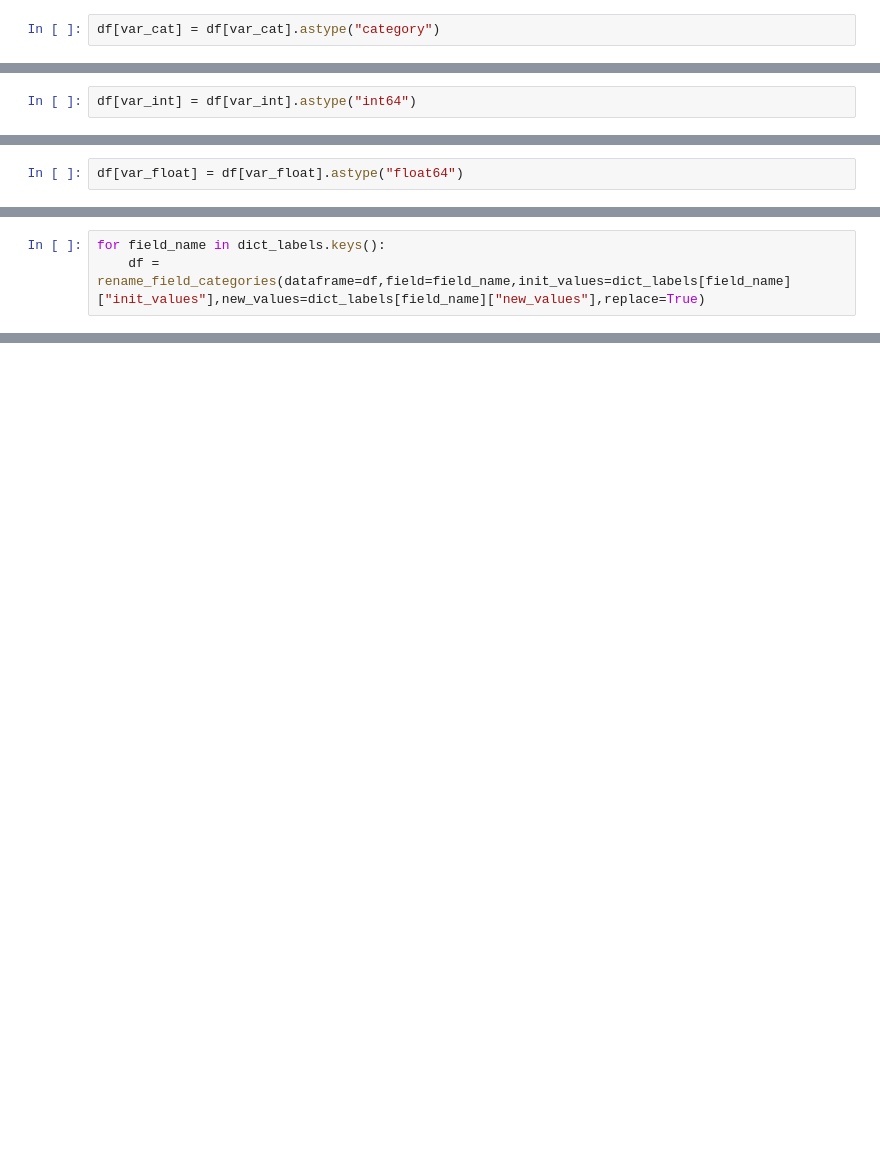
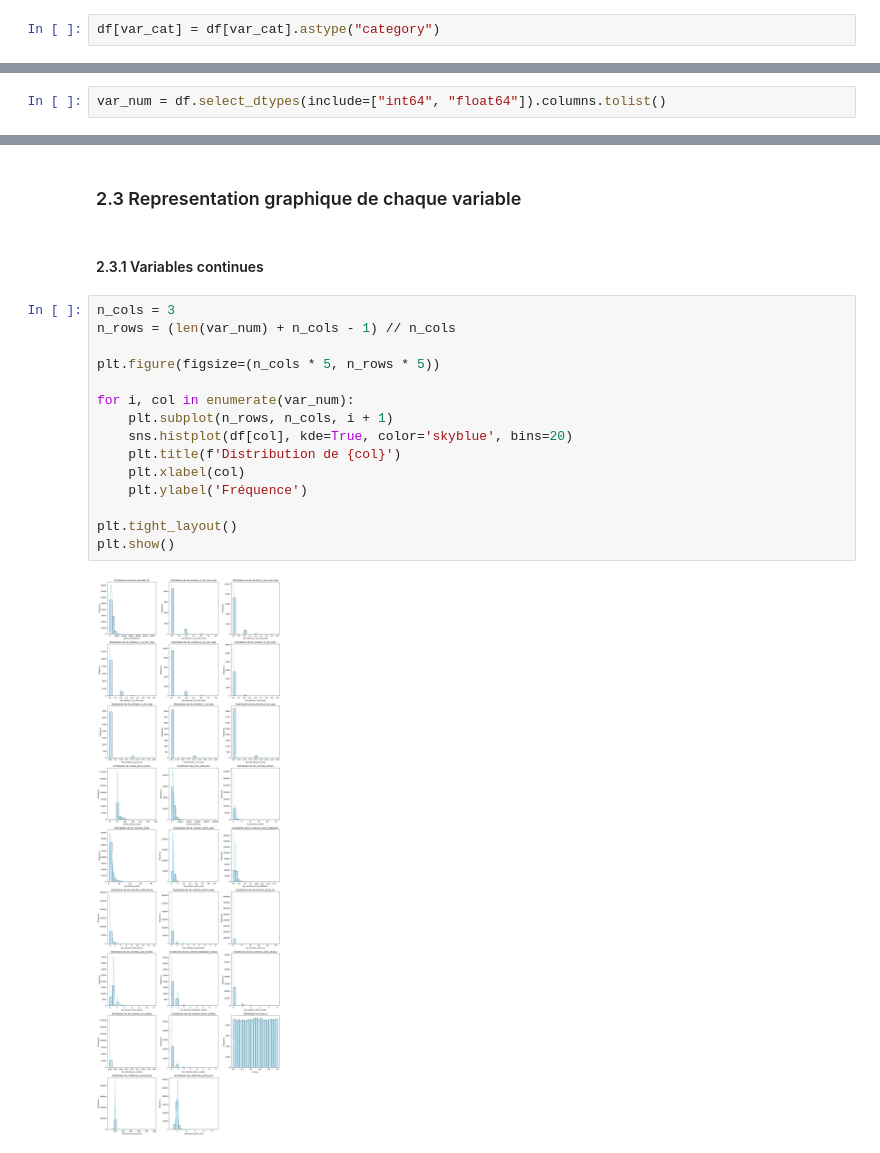
Before and after one commit to melaniedaddio/Churn_contrat_auto, a Jupyter notebook: notebooks/01_Data_exploration.ipynb, the cells around one changed output, grey strips where cells are left out. Saved outputs shown, nothing was run; the diff lists cells and outputs as text; blank space fills up the shorter version.

```diff
--- a/notebooks/01_Data_exploration.ipynb
+++ b/notebooks/01_Data_exploration.ipynb
@@ -240,2 +488,0 @@ var_int = ["nb_sinistres_2_ans_non_resp", "nb_sinistres_3_ans_non_resp", "nb_sin
-# %%
-df[var_int] = df[var_int].astype("int64")
@@ -246,2 +488,0 @@ var_float = ["prime_annuelle_ttc", "puissance_fiscale"]
-# %%
-df[var_float] = df[var_float].astype("float64")
@@ -370,3 +488,0 @@ dict_labels = {
-# %%
-for field_name in dict_labels.keys():
-    df = rename_field_categories(dataframe=df,field=field_name,init_values=dict_labels[field_name]["init_values"],new_values=dict_labels[field_name]["new_values"],replace=True)
@@ -372,0 +491,2 @@ for field_name in dict_labels.keys():
+# %%
+var_num = df.select_dtypes(include=["int64", "float64"]).columns.tolist()
@@ -372,0 +515,21 @@ for field_name in dict_labels.keys():
+# %% [markdown]
+### 2.3 Representation graphique de chaque variable
+# %% [markdown]
+#### 2.3.1 Variables continues
+# %%
+n_cols = 3
+n_rows = (len(var_num) + n_cols - 1) // n_cols
+
+plt.figure(figsize=(n_cols * 5, n_rows * 5))
+
+for i, col in enumerate(var_num):
+    plt.subplot(n_rows, n_cols, i + 1)
+    sns.histplot(df[col], kde=True, color='skyblue', bins=20)
+    plt.title(f'Distribution de {col}')
+    plt.xlabel(col)
+    plt.ylabel('Fréquence')
+
+plt.tight_layout()
+plt.show()
+# %% [output]
+[figure, added]
```
Also changed, not shown: parts of 64 cells of this notebook.
